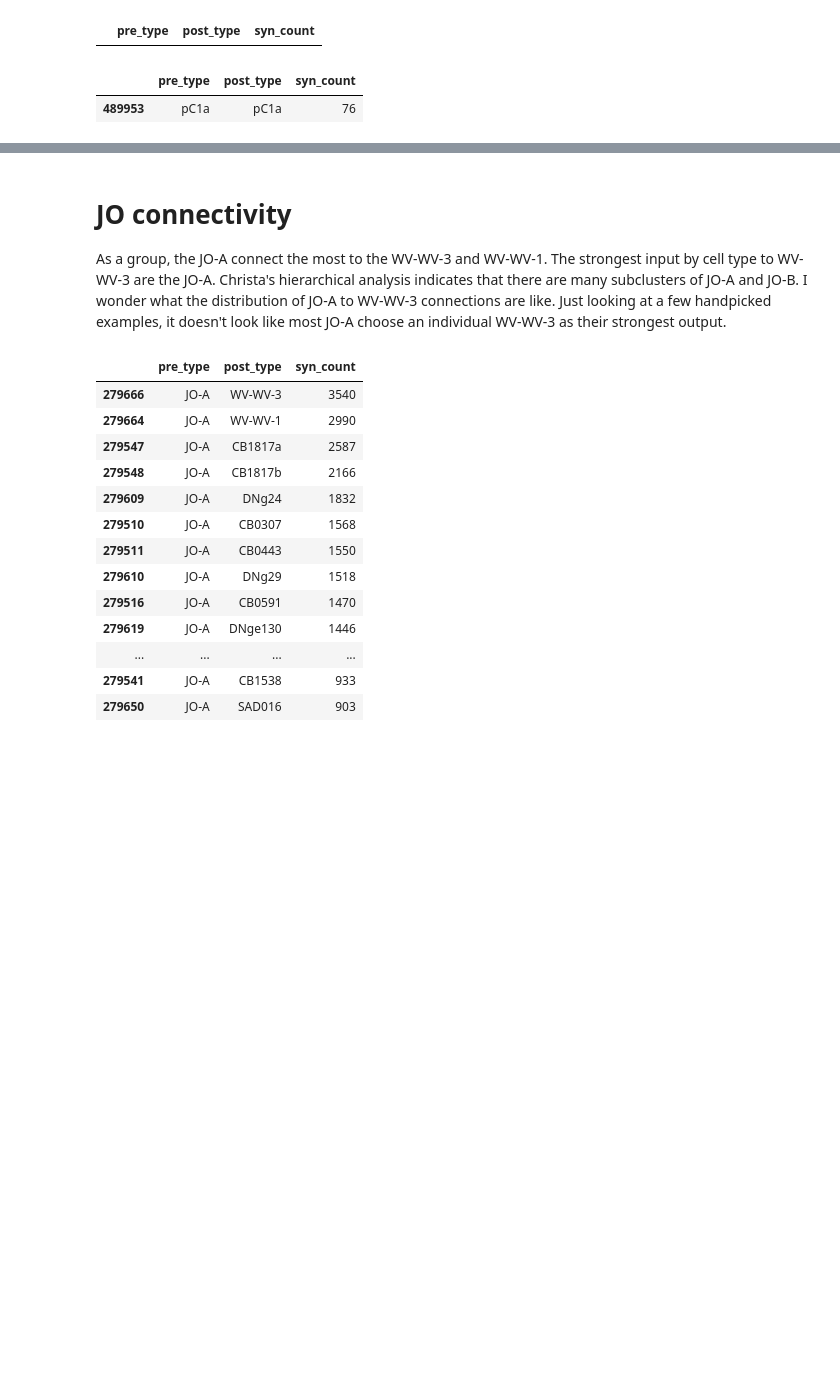
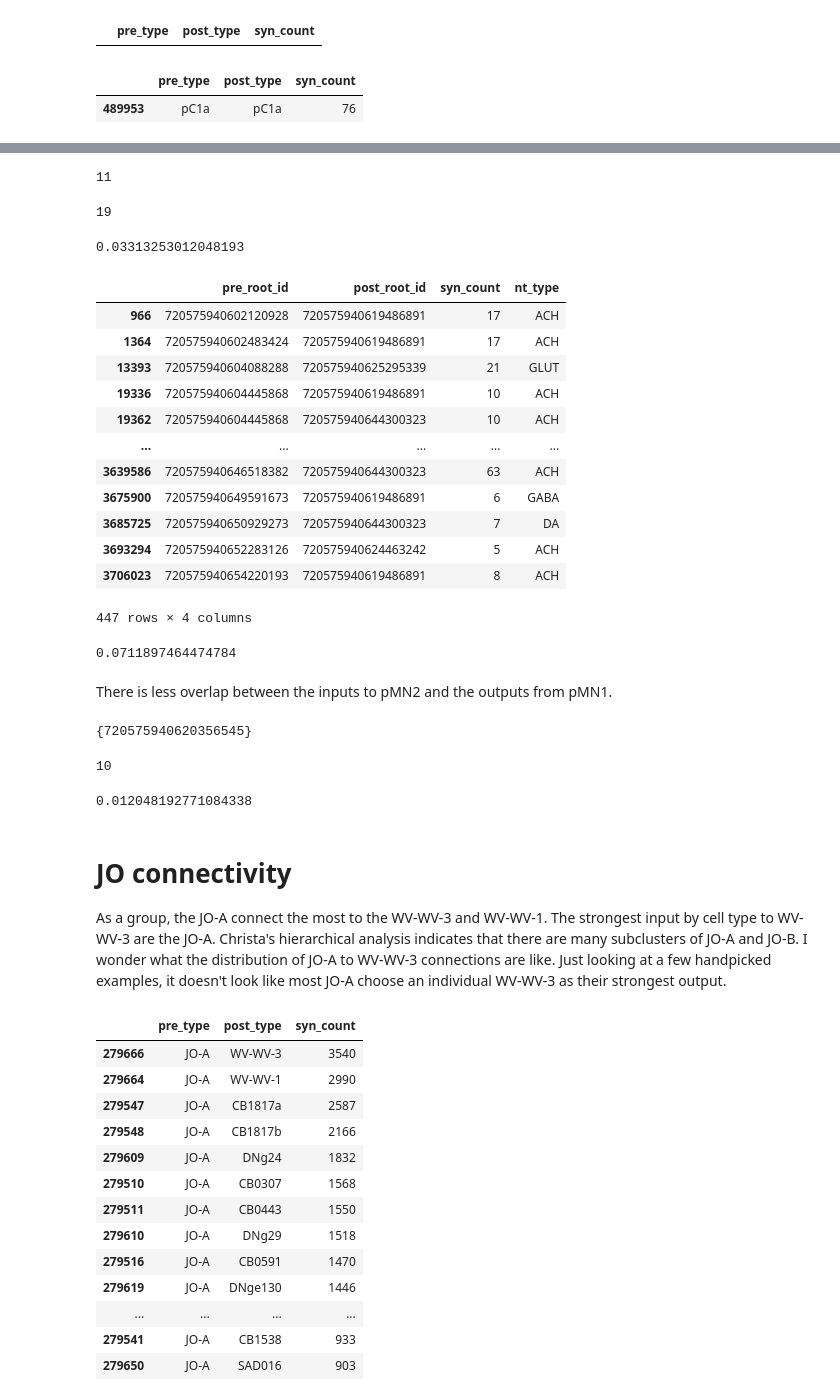
Before and after one commit to Gutierrez-lab/auditory-analysis, a Jupyter notebook: preliminary_analyses.ipynb, the cells around one changed output, grey strips where cells are left out. Cells and saved outputs as stored; diff of their text form; code cells hidden in the pictures; blank space fills up the shorter version.

Commit message:
overlap between inputs and outputs of pMNs

```diff
--- a/preliminary_analyses.ipynb
+++ b/preliminary_analyses.ipynb
@@ -1181,3 +1198,58 @@ type_connections_cs[(type_connections_cs['pre_type'].str.contains('vpoIN|pC1a',
+# %%
+len(set(pMN1_inputs).intersection(set(pMN2_outputs)))
+# %% [output]
+11
+# %%
+len(set(pMN1_inputs).intersection(set(pMN2_outputs+pMN1_outputs)))
+# %% [output]
+19
+# %%
+len(set(pMN1_inputs).intersection(set(pMN2_outputs)))/len(set(pMN1_inputs))
+# %% [output]
+0.03313253012048193
+# %%
+pMN1_input_conns
+# %% [output]
+|  | pre_root_id | post_root_id | syn_count | nt_type |
+| 966 | 720575940602120928 | 720575940619486891 | 17 | ACH |
+| 1364 | 720575940602483424 | 720575940619486891 | 17 | ACH |
+| 13393 | 720575940604088288 | 720575940625295339 | 21 | GLUT |
+| 19336 | 720575940604445868 | 720575940619486891 | 10 | ACH |
+| 19362 | 720575940604445868 | 720575940644300323 | 10 | ACH |
+| ... | ... | ... | ... | ... |
+| 3639586 | 720575940646518382 | 720575940644300323 | 63 | ACH |
+| 3675900 | 720575940649591673 | 720575940619486891 | 6 | GABA |
+| 3685725 | 720575940650929273 | 720575940644300323 | 7 | DA |
+| 3693294 | 720575940652283126 | 720575940624463242 | 5 | ACH |
+| 3706023 | 720575940654220193 | 720575940619486891 | 8 | ACH |
+447 rows × 4 columns
+# %%
+out2_in1 = set(pMN1_inputs).intersection(set(pMN2_outputs))
+
+# sum of all input weight to pMN1
+total_in_syncount_pMN1 = pMN1_input_conns['syn_count'].sum()
+
+# sum of input weight to pMN1 from neurons that also output from pMN2
+out2_in1_syncount_pMN1 = pMN1_input_conns[pMN1_input_conns['pre_root_id'].isin(out2_in1)]['syn_count'].sum()
+
+# the ratio
+out2_in1_syncount_pMN1 / total_in_syncount_pMN1
+# %% [output]
+0.0711897464474784
+# %% [markdown]
+There is less overlap between the inputs to pMN2 and the outputs from pMN1.
+# %%
+set(pMN2_inputs).intersection(set(pMN1_outputs))
+# %% [output]
+{720575940620356545}
+# %%
+len(set(pMN2_inputs).intersection(set(pMN2_outputs+pMN1_outputs)))
+# %% [output]
+10
+# %%
+len(set(pMN2_inputs).intersection(set(pMN1_outputs)))/len(set(pMN2_inputs))
+# %% [output]
+0.012048192771084338
 # %% [markdown]
 # JO connectivity
 As a group, the JO-A connect the most to the WV-WV-3 and WV-WV-1. The strongest input by cell type to WV-WV-3 are the JO-A. Christa's hierarchical analysis indicates that there are many subclusters of JO-A and JO-B. I wonder what the distribution of JO-A to WV-WV-3 connections are like. Just looking at a few handpicked examples, it doesn't look like most JO-A choose an individual WV-WV-3 as their strongest output.
```
Also changed, not shown: parts of 7 cells of this notebook.
